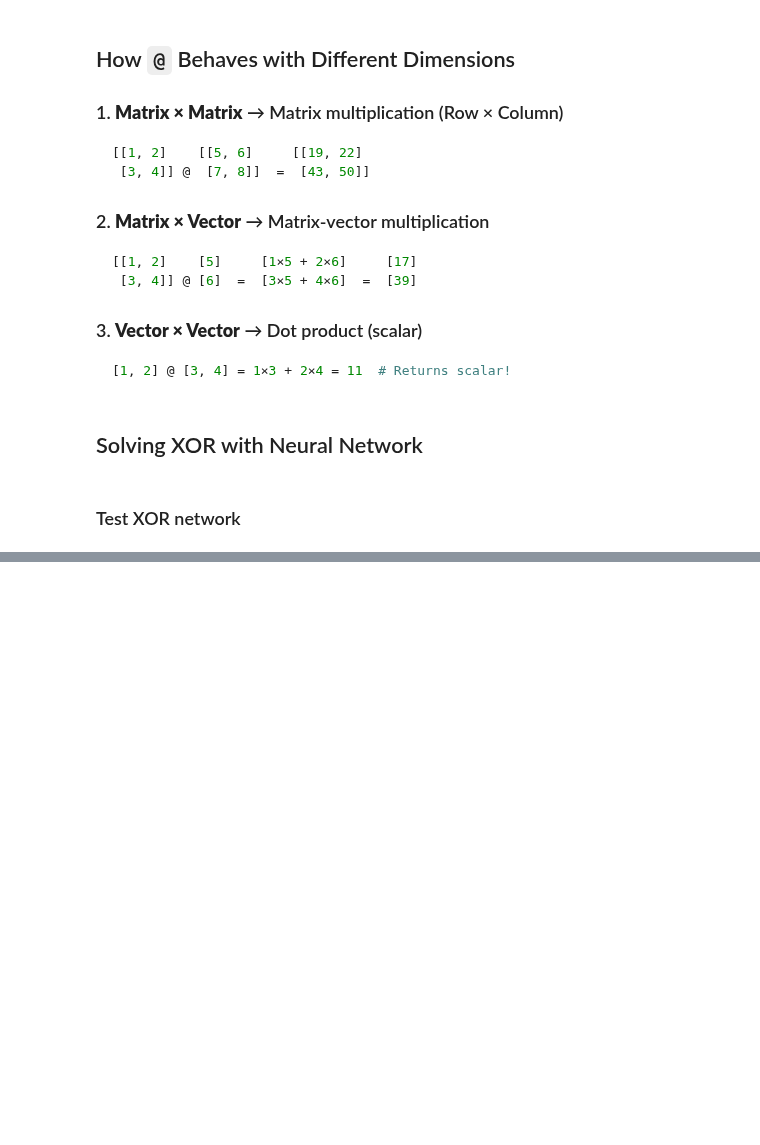
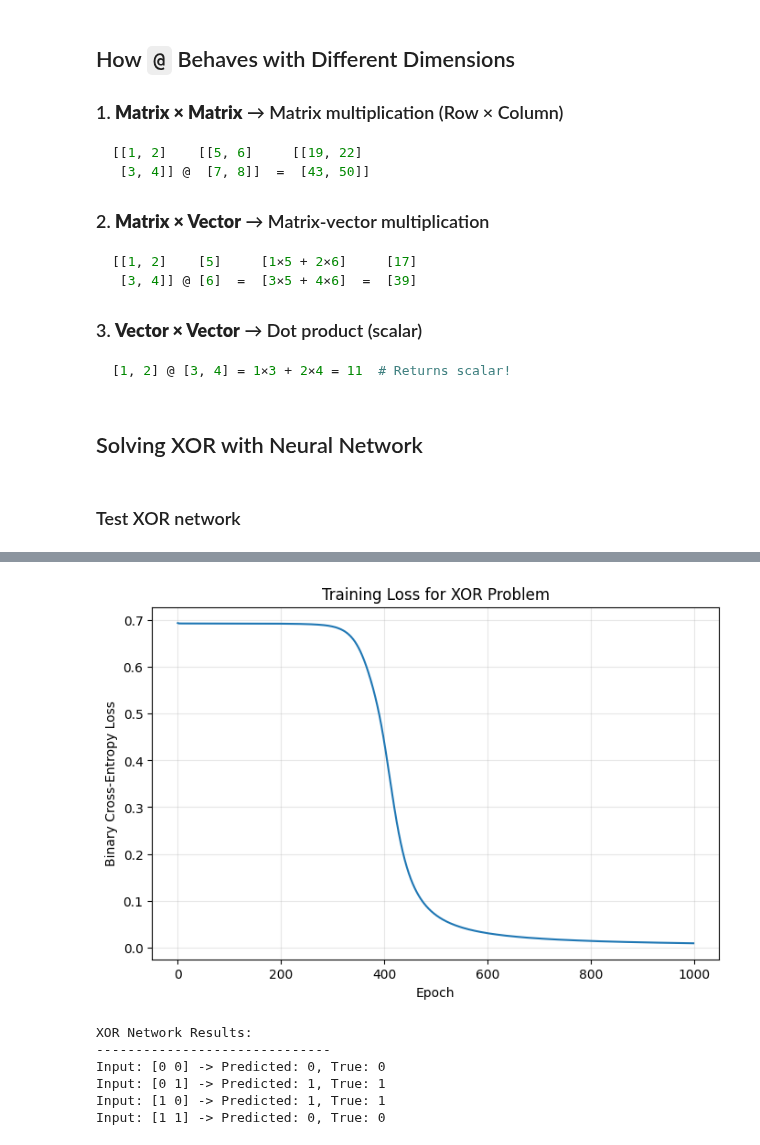
Before and after one commit to bltzr75/Practices_with_Speech_and_Language_Processing_Jurafsky_and_Martin, a Jupyter notebook: 7/Chapter_7.ipynb, the cells around one changed output, grey strips where cells are left out. Saved outputs shown, nothing was run; the diff lists cells and outputs as text; code cells hidden in the pictures; blank space fills up the shorter version.

```diff
--- a/7/Chapter_7.ipynb
+++ b/7/Chapter_7.ipynb
@@ -443,0 +603,13 @@ z2 = [0]
+# %%
+# Prepare XOR data for our network
+X_xor_nn = X_xor.T  # Shape: (2, 4) - features x samples
+y_xor_nn = y_xor.reshape(1, -1)  # Shape: (1, 4)
+
+# Create and train Feedforward NN
+xor_network = FeedforwardNetwork(input_size=2,
+                                 hidden_size=4,
+                                 activation='tanh',
+                                 learning_rate=0.5)
+
+print("Training XOR Network...")
+losses = xor_network.train(X_xor_nn, y_xor_nn, epochs=1000, verbose=False)
@@ -443,0 +634,24 @@ z2 = [0]
+# %%
+### Plot training loss
+plt.figure(figsize=(8, 5))
+plt.plot(losses)
+plt.xlabel('Epoch')
+plt.ylabel('Binary Cross-Entropy Loss')
+plt.title('Training Loss for XOR Problem')
+plt.grid(True, alpha=0.3)
+plt.show()
+
+# Test predictions
+predictions = xor_network.predict(X_xor_nn)
+print("\nXOR Network Results:")
+print("-" * 30)
+for i in range(4):
+  print(f"Input: {X_xor[i]} -> Predicted: {predictions[0,i]}, True: {y_xor[i]}")
+# %% [output]
+[figure, added]
+XOR Network Results:
+------------------------------
+Input: [0 0] -> Predicted: 0, True: 0
+Input: [0 1] -> Predicted: 1, True: 1
+Input: [1 0] -> Predicted: 1, True: 1
+Input: [1 1] -> Predicted: 0, True: 0
```
Also changed, not shown: parts of 7 cells of this notebook, 1 other file.
